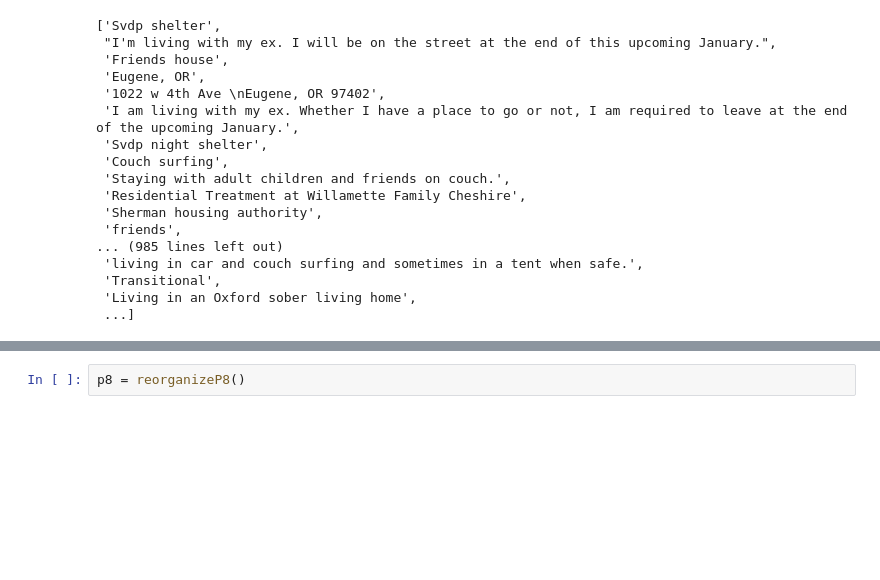
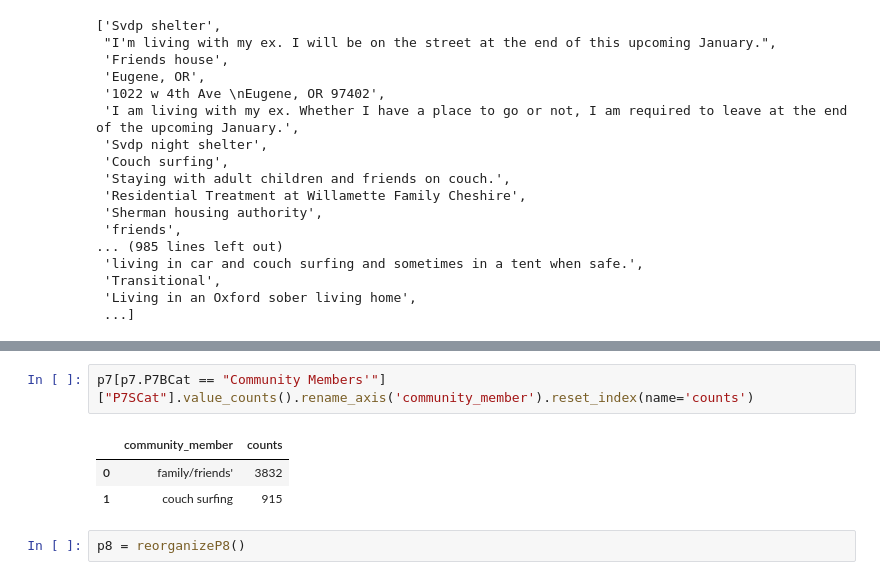
Before and after one commit to dongmeic/LCOG_support, a Jupyter notebook: Lane/hfg_question_history.ipynb, the cells around one changed output, grey strips where cells are left out. Saved outputs shown, nothing was run; the diff lists cells and outputs as text; blank space fills up the shorter version.

```diff
--- a/Lane/HomesforGood.ipynb
+++ b/Lane/hfg_question_history.ipynb
@@ -112,3 +104,9 @@ p7[p7.P7BCat == "Uninhabitable Space"]["P7SCat"].value_counts().rename_axis('uni
+# %%
+p7[p7.P7BCat == "Community Members'"]["P7SCat"].value_counts().rename_axis('community_member').reset_index(name='counts')
+# %% [output]
+|  | community_member | counts |
+| 0 | family/friends' | 3832 |
+| 1 | couch surfing | 915 |
 # %%
 p8 = reorganizeP8()
 # %%
```
Also changed, not shown: parts of 26 cells of this notebook, 2 other files.
